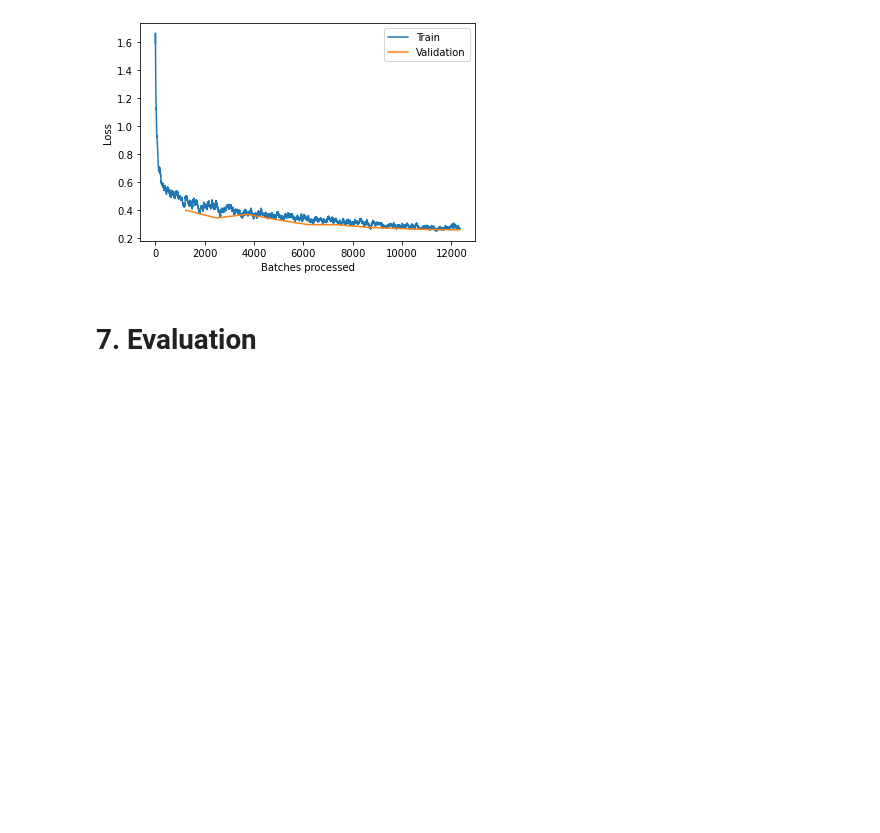
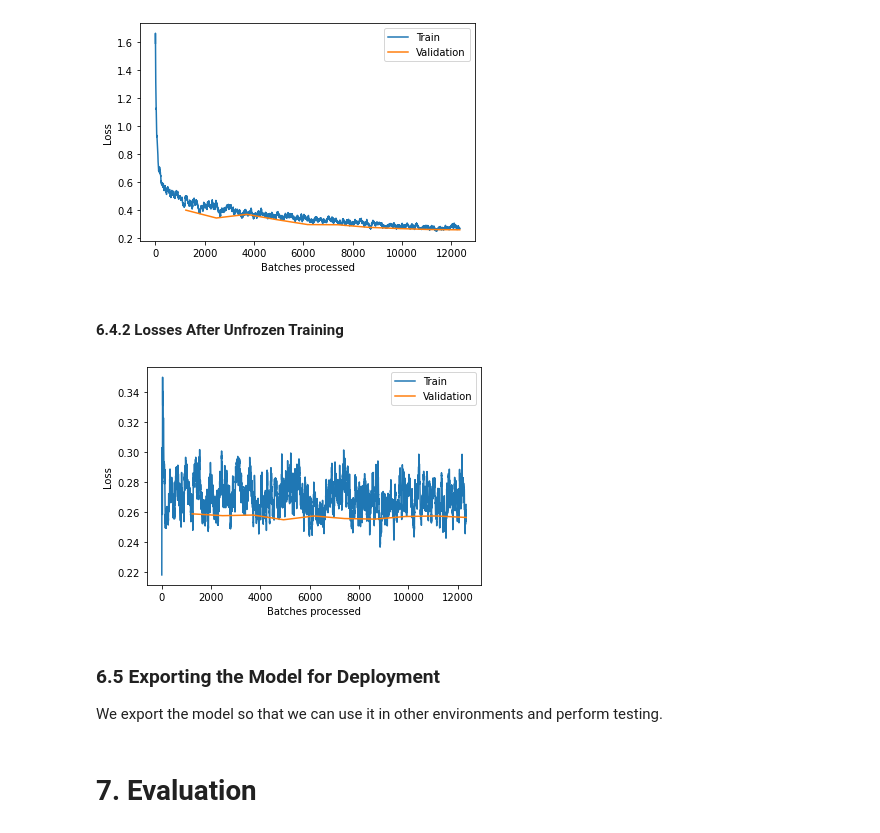
Before and after one commit to Chintan2108/Object-Oriented-Deep-Learning-for-Building-Extraction, a Jupyter notebook: UNet with Cyclical Learning/Dynamic UNet for Building Extraction.ipynb, the cells around one changed output. Cells and saved outputs as stored; diff of their text form; code cells hidden in the pictures; blank space fills up the shorter version.

```diff
--- a/UNet with Cyclical Learning/Dynamic UNet for Building Extraction.ipynb
+++ b/UNet with Cyclical Learning/Dynamic UNet for Building Extraction.ipynb
@@ -471,5 +507,15 @@ DynamicUnet(
 learn.recorder.plot_losses()
 # %% [output]
 [figure]
+# %% [markdown]
+#### 6.4.2 Losses After Unfrozen Training
+# %%
+learn.recorder.plot_losses()
+# %% [output]
+[figure, added]
+# %% [markdown]
+### 6.5 Exporting the Model for Deployment
+
+We export the model so that we can use it in other environments and perform testing.
 # %%
 #ImageDataBunch.export('./export.pkl')
```
Also changed, not shown: parts of 61 cells of this notebook, 2 other files.
